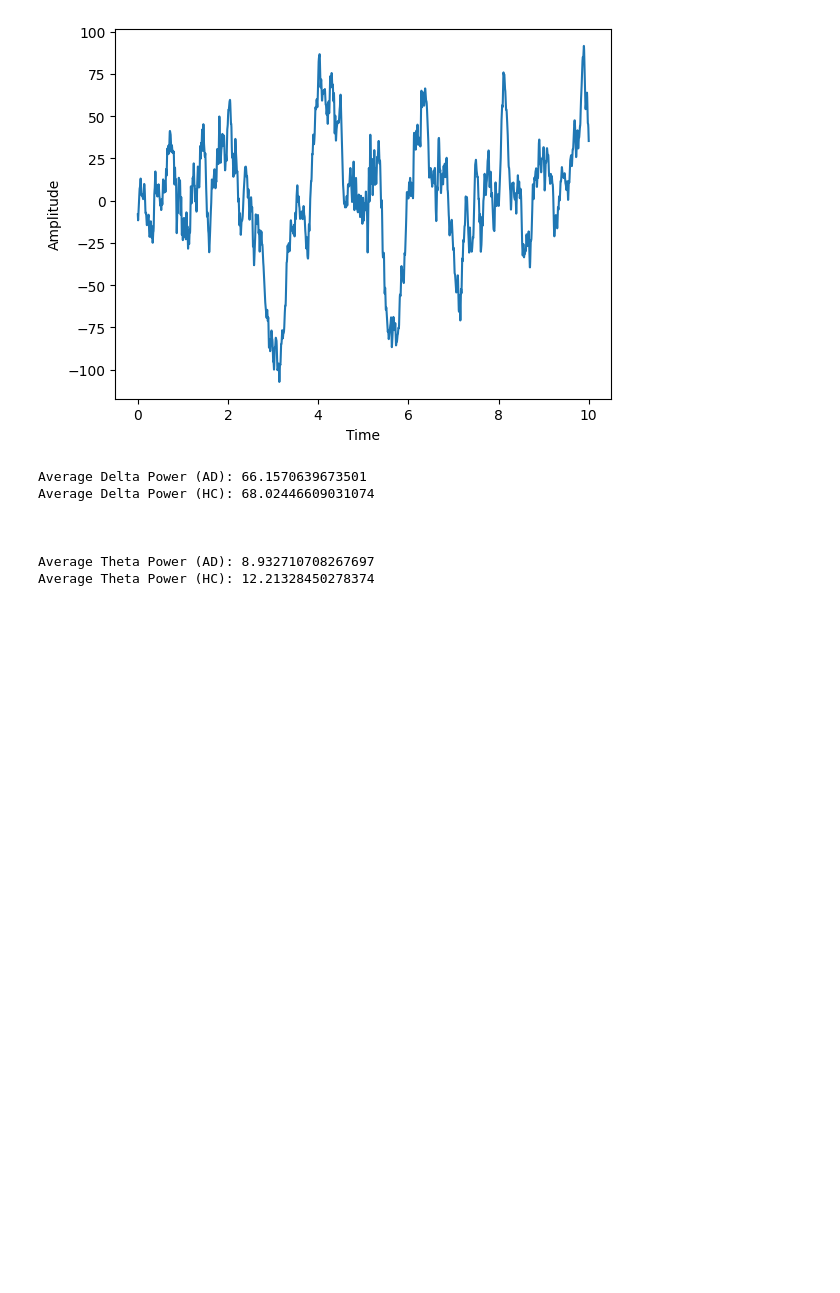
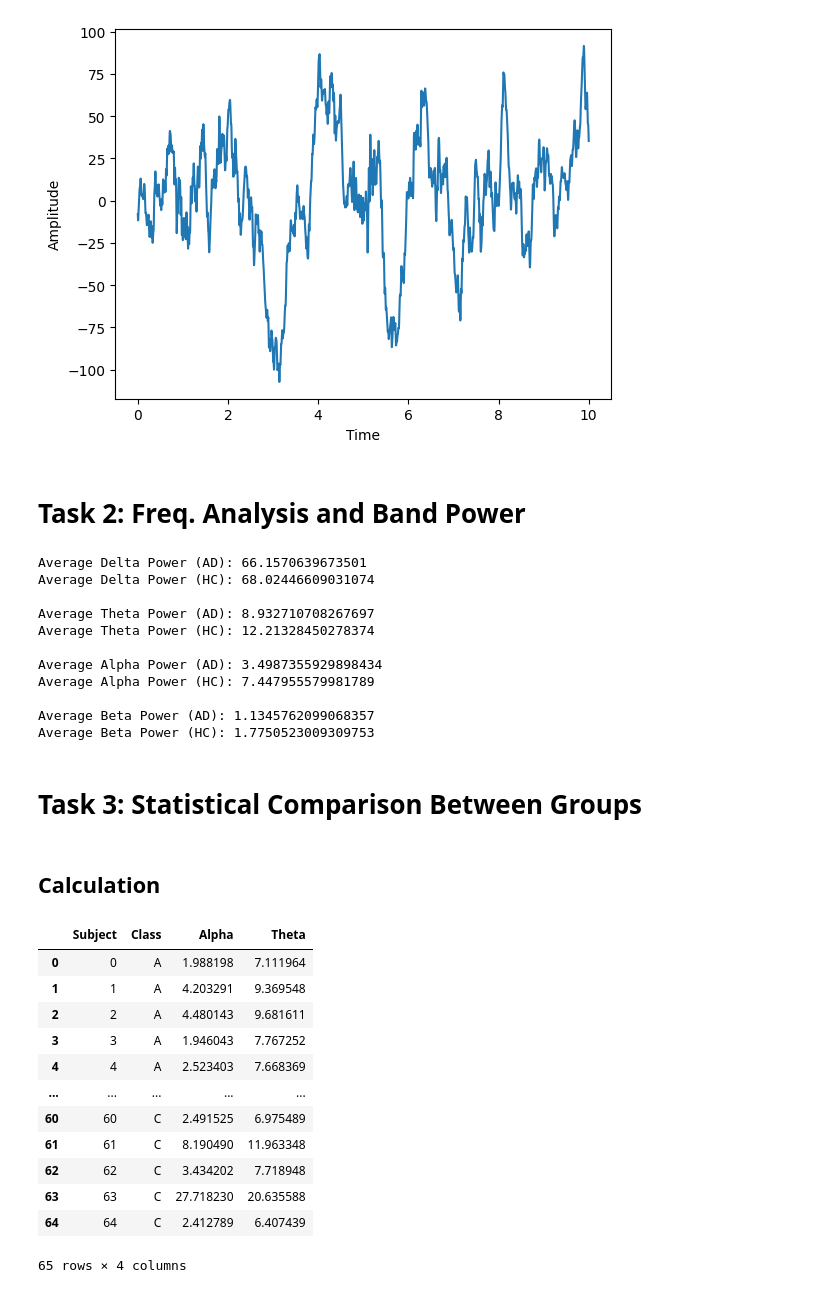
Before and after one commit to nicholas-ackley/CS4485, a Jupyter notebook: sample.ipynb, the cells around one changed output. Cells and saved outputs as stored; diff of their text form; code cells hidden in the pictures; blank space fills up the shorter version.

Commit message:
task 3

```diff
--- a/sample.ipynb
+++ b/sample.ipynb
@@ -116,10 +110,9 @@ plt.ylabel('Amplitude')
 plt.show()
 # %% [output]
 [figure]
+# %% [markdown]
+# Task 2: Freq. Analysis and Band Power
 # %%
-from scipy.signal import welch
-import numpy as np
-
 fs = 500
 
 delta_AD = []
@@ -128,6 +121,12 @@ delta_HC = []
 theta_AD = []
 theta_HC = []
 
+alpha_AD = []
+alpha_HC = []
+
+beta_AD = []
+beta_HC = []
+
 for i in range(len(X)):
 
     subject = X.iloc[i]
@@ -135,31 +134,90 @@ for i in range(len(X)):
 
     freqs, psd = welch(signal, fs=fs)
 
-    delta_band = (freqs >= 1) & (freqs <= 4)
+    delta_band = (freqs >= 1) & (freqs < 4)
     delta_power = np.mean(psd[delta_band])
 
-    theta_band = (freqs > 4) & (freqs <= 8)
+    theta_band = (freqs >= 4) & (freqs < 8)
     theta_power = np.mean(psd[theta_band])
+
+    alpha_band = (freqs >= 8) & (freqs < 13)
+    alpha_power = np.mean(psd[alpha_band])
+
+    beta_band = (freqs >= 13) & (freqs < 20)
+    beta_power = np.mean(psd[beta_band])
 
     if Y.iloc[i] == "A":
         delta_AD.append(delta_power)
         theta_AD.append(theta_power)
+        alpha_AD.append(alpha_power)
+        beta_AD.append(beta_power)
 
     elif Y.iloc[i] == "C":
         delta_HC.append(delta_power)
         theta_HC.append(theta_power)
+        alpha_HC.append(alpha_power)
+        beta_HC.append(beta_power)
 
 # Delta power for both groups
 print("Average Delta Power (AD):", np.mean(delta_AD))
 print("Average Delta Power (HC):", np.mean(delta_HC))
-print("\n\n")
+print("")
 print("Average Theta Power (AD):", np.mean(theta_AD))
 print("Average Theta Power (HC):", np.mean(theta_HC))
+print("")
+print("Average Alpha Power (AD):", np.mean(alpha_AD))
+print("Average Alpha Power (HC):", np.mean(alpha_HC))
+print("")
+print("Average Beta Power (AD):", np.mean(beta_AD))
+print("Average Beta Power (HC):", np.mean(beta_HC))
 # %% [output]
 Average Delta Power (AD): 66.1570639673501
 Average Delta Power (HC): 68.02446609031074
 
-
-
 Average Theta Power (AD): 8.932710708267697
 Average Theta Power (HC): 12.21328450278374
+
+Average Alpha Power (AD): 3.4987355929898434
+Average Alpha Power (HC): 7.447955579981789
+
+Average Beta Power (AD): 1.1345762099068357
+Average Beta Power (HC): 1.7750523009309753
+# %% [markdown]
+# Task 3: Statistical Comparison Between Groups
+# %% [markdown]
+## Calculation
+# %%
+# for some reason all the columns get interpreted as 'objects', which makes matplotlib tweak out so we'll enforce numeric types
+rows = []
+
+for i in range(len(X)):
+    subject = X.iloc[i]
+    signal = subject[subject.index % 19 == 6].to_numpy()
+    freqs, psd = welch(signal, fs=fs)
+
+    alpha_band = (freqs >= 8) & (freqs < 13)
+    alpha_power = np.mean(psd[alpha_band])
+
+    theta_band = (freqs >= 4) & (freqs < 8)
+    theta_power = np.mean(psd[theta_band])
+
+    entry = pd.Series([i, Y.iloc[i], alpha_power, theta_power], index=band_powers.columns)
+
+    rows.append(entry)
+
+band_powers = pd.DataFrame(rows)
+band_powers
+# %% [output]
+|  | Subject | Class | Alpha | Theta |
+| 0 | 0 | A | 1.988198 | 7.111964 |
+| 1 | 1 | A | 4.203291 | 9.369548 |
+| 2 | 2 | A | 4.480143 | 9.681611 |
+| 3 | 3 | A | 1.946043 | 7.767252 |
+| 4 | 4 | A | 2.523403 | 7.668369 |
+| ... | ... | ... | ... | ... |
+| 60 | 60 | C | 2.491525 | 6.975489 |
+| 61 | 61 | C | 8.190490 | 11.963348 |
+| 62 | 62 | C | 3.434202 | 7.718948 |
+| 63 | 63 | C | 27.718230 | 20.635588 |
+| 64 | 64 | C | 2.412789 | 6.407439 |
+65 rows × 4 columns
```
Also changed, not shown: parts of 11 cells of this notebook.
